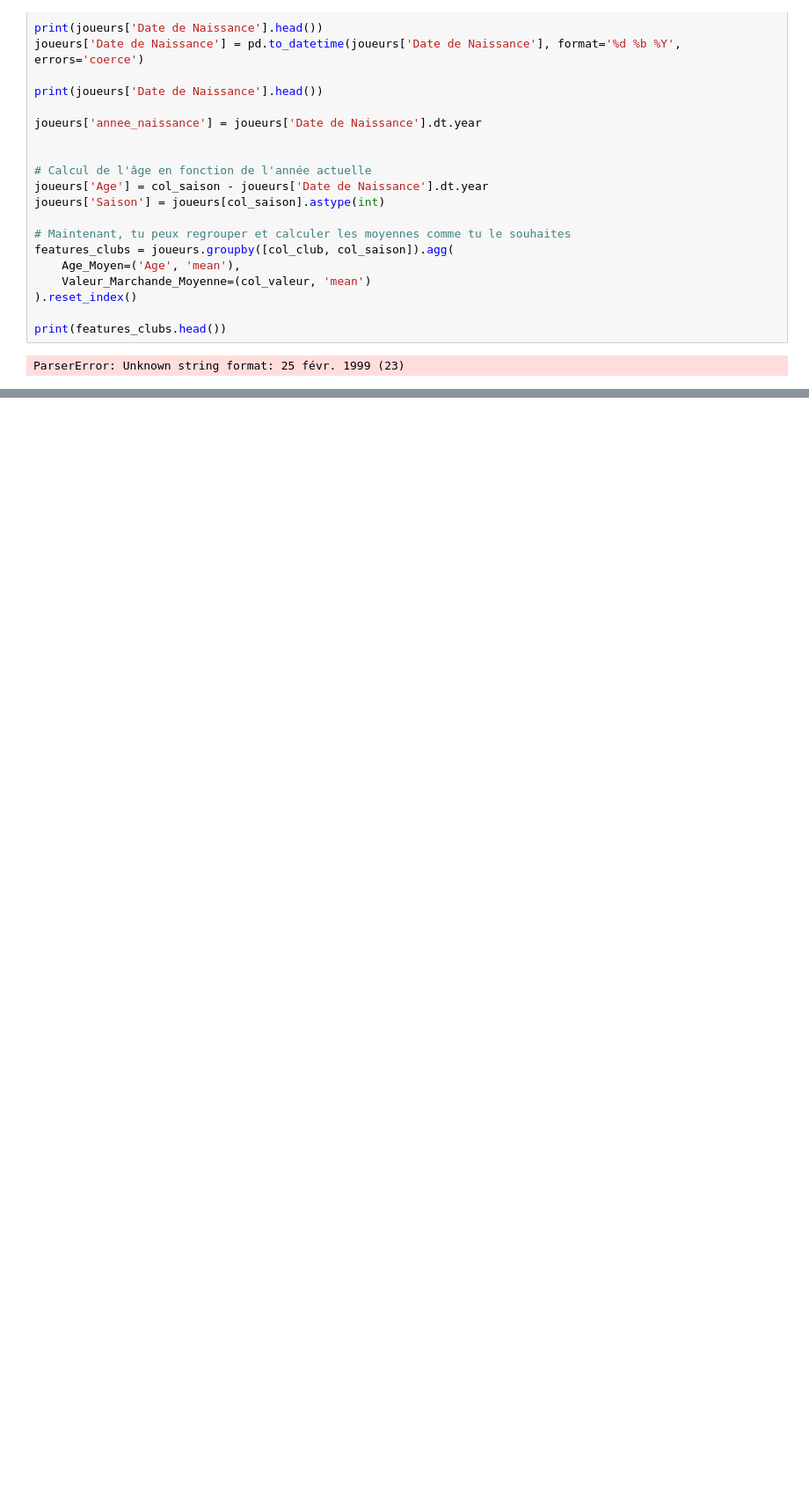
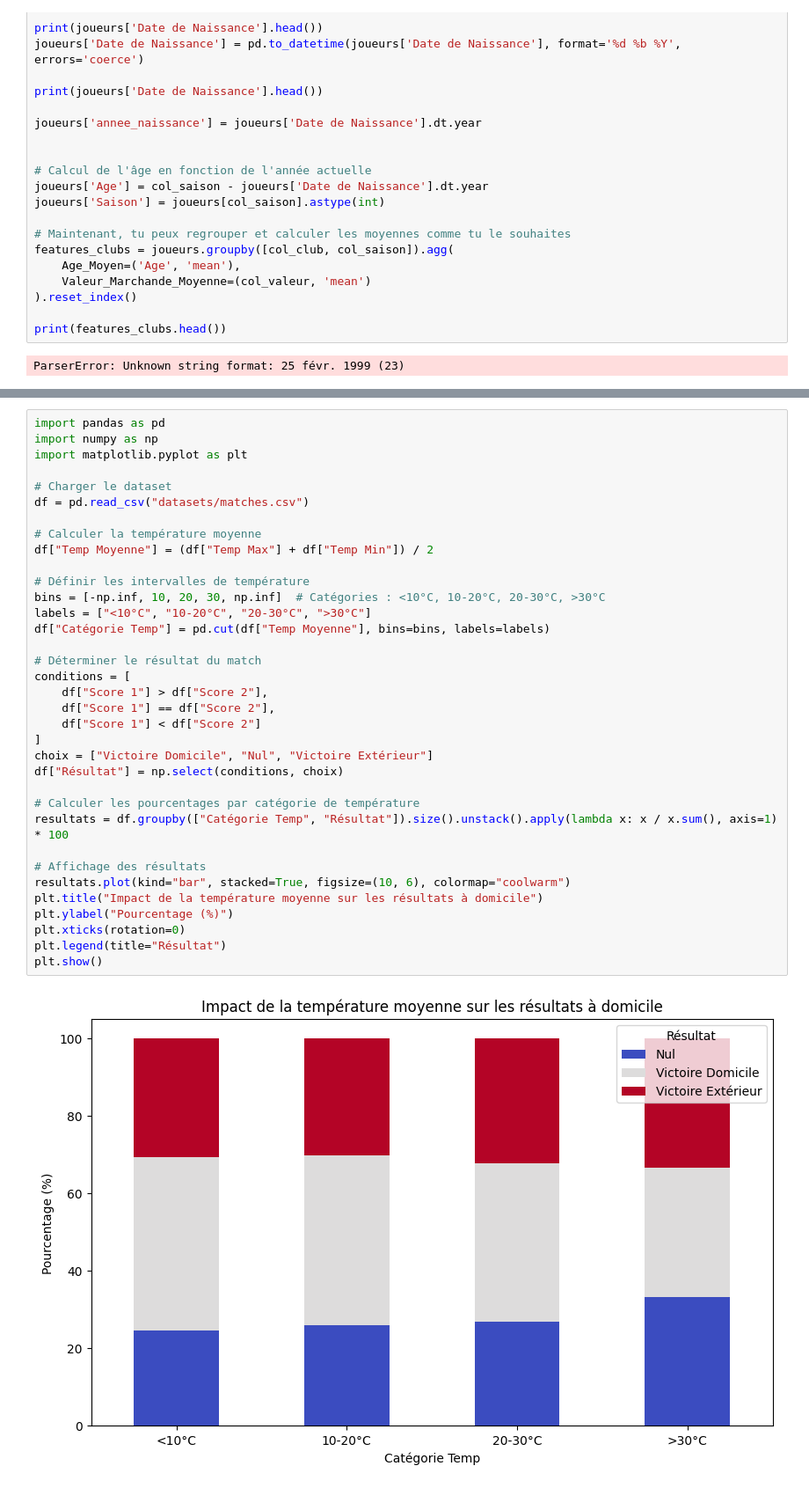
Before and after one commit to antothl/Projet_Dalas, a Jupyter notebook: Analyse_dalas.ipynb, the cells around one changed output, grey strips where cells are left out. Shown at 88% size. Cells and saved outputs as stored; diff of their text form; blank space fills up the shorter version.

```diff
--- a/Analyse_dalas.ipynb
+++ b/Analyse_dalas.ipynb
@@ -83,0 +118,37 @@ ParserError: Unknown string format: 25 févr. 1999 (23)
+# %%
+import pandas as pd
+import numpy as np
+import matplotlib.pyplot as plt
+
+# Charger le dataset
+df = pd.read_csv("datasets/matches.csv")
+
+# Calculer la température moyenne
+df["Temp Moyenne"] = (df["Temp Max"] + df["Temp Min"]) / 2
+
+# Définir les intervalles de température
+bins = [-np.inf, 10, 20, 30, np.inf]  # Catégories : <10°C, 10-20°C, 20-30°C, >30°C
+labels = ["<10°C", "10-20°C", "20-30°C", ">30°C"]
+df["Catégorie Temp"] = pd.cut(df["Temp Moyenne"], bins=bins, labels=labels)
+
+# Déterminer le résultat du match
+conditions = [
+    df["Score 1"] > df["Score 2"],
+    df["Score 1"] == df["Score 2"],
+    df["Score 1"] < df["Score 2"]
+]
+choix = ["Victoire Domicile", "Nul", "Victoire Extérieur"]
+df["Résultat"] = np.select(conditions, choix)
+
+# Calculer les pourcentages par catégorie de température
+resultats = df.groupby(["Catégorie Temp", "Résultat"]).size().unstack().apply(lambda x: x / x.sum(), axis=1) * 100
+
+# Affichage des résultats
+resultats.plot(kind="bar", stacked=True, figsize=(10, 6), colormap="coolwarm")
+plt.title("Impact de la température moyenne sur les résultats à domicile")
+plt.ylabel("Pourcentage (%)")
+plt.xticks(rotation=0)
+plt.legend(title="Résultat")
+plt.show()
+# %% [output]
+[figure, added]
```
Also changed, not shown: parts of 2 cells of this notebook.
